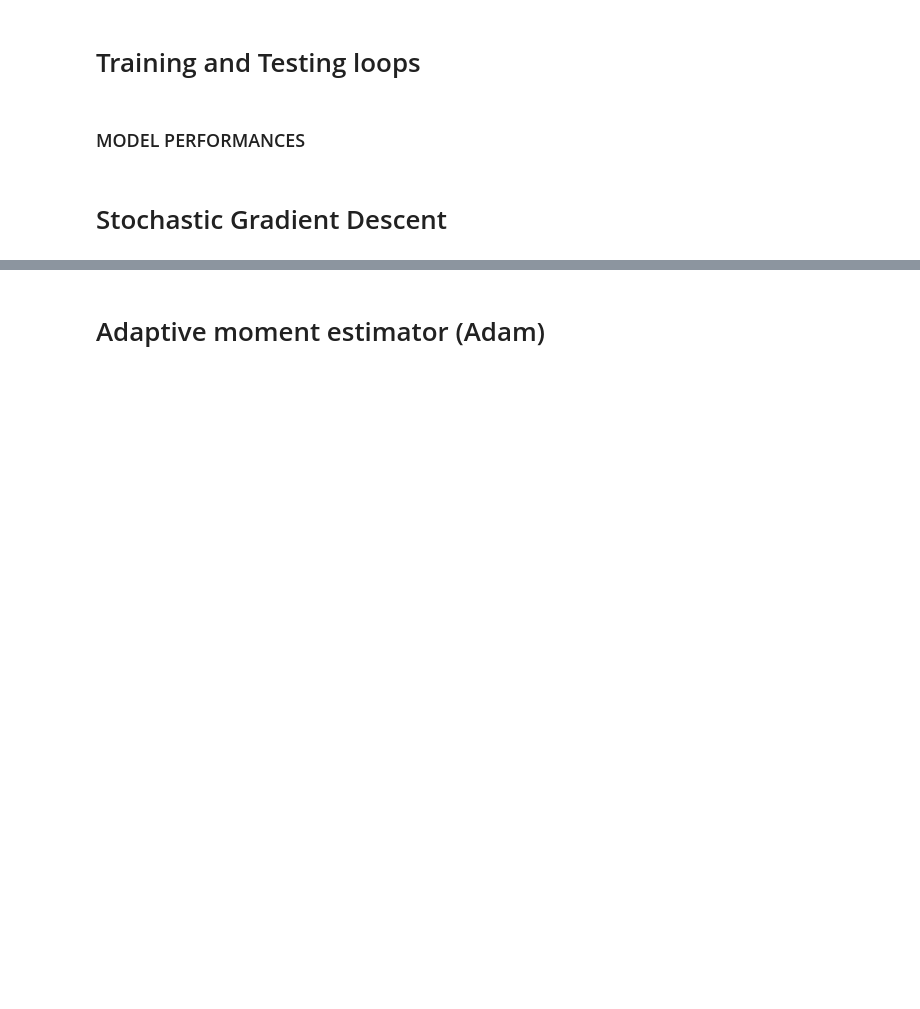
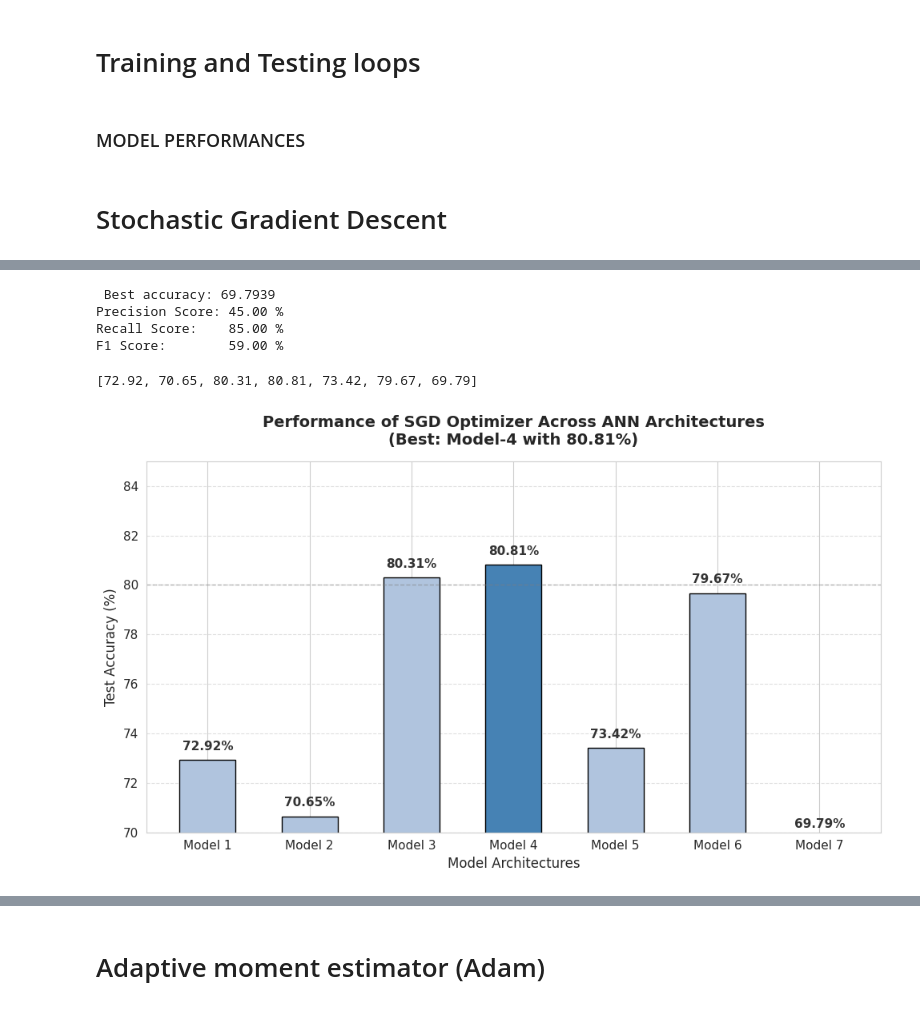
Before and after one commit to severussnape19/Deep_Learning, a Jupyter notebook: Classification_Models/teleco_Churn_Modelling.ipynb, the cells around one changed output, grey strips where cells are left out. Cells and saved outputs as stored; diff of their text form; code cells hidden in the pictures; blank space fills up the shorter version.

```diff
--- a/Classification_Models/teleco_Churn_Modelling.ipynb
+++ b/Classification_Models/teleco_Churn_Modelling.ipynb
@@ -761,5 +926,19 @@ SGD_6
+# %%
+SGD_7 = model_loopV1(SGD_optim_7, loss_fn_1, model_7, SGD_precision_scores, SGD_recall_scores, SGD_f1_scores, SGD_accuracy_scores,'SGD', 'Model 7')
+SGD_7
+# %% [output]
+ Best accuracy: 69.7939
+Precision Score: 45.00 %
+Recall Score:    85.00 %
+F1 Score:        59.00 %
+# %%
+SGD_accuracy_scores
+# %% [output]
+[72.92, 70.65, 80.31, 80.81, 73.42, 79.67, 69.79]
 # %%
-models = ['Model 1', 'Model 2', 'Model 3', 'Model 4', 'Model 5', 'Model 6']
+models = ['Model 1', 'Model 2', 'Model 3', 'Model 4', 'Model 5', 'Model 6', 'Model 7']
 accuracy_plot(models, SGD_accuracy_scores, optimizer='SGD')
+# %% [output]
+[figure, added]
 # %%
 plot_metrics_grouped(models, SGD_precision_scores, SGD_recall_scores, SGD_f1_scores)
```
Also changed, not shown: parts of 79 cells of this notebook.
